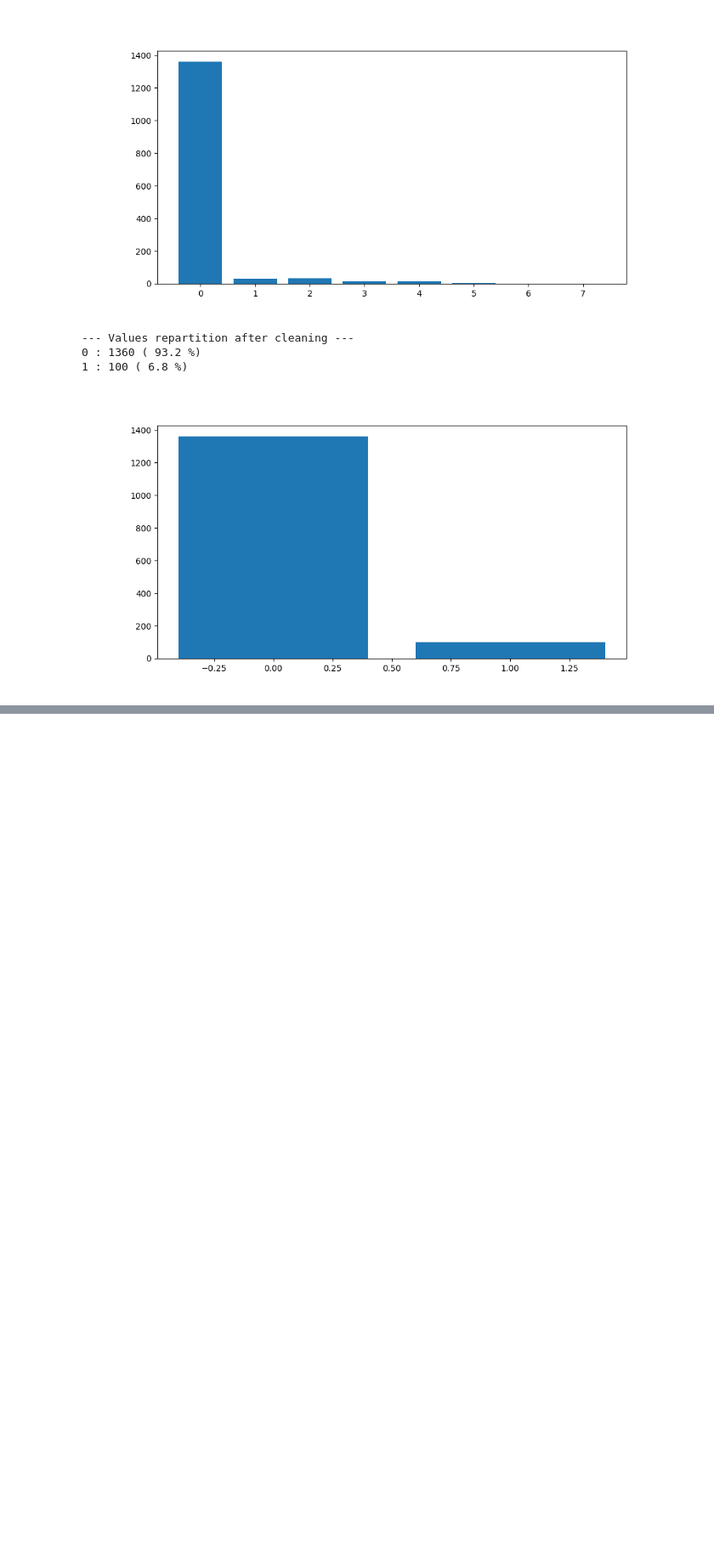
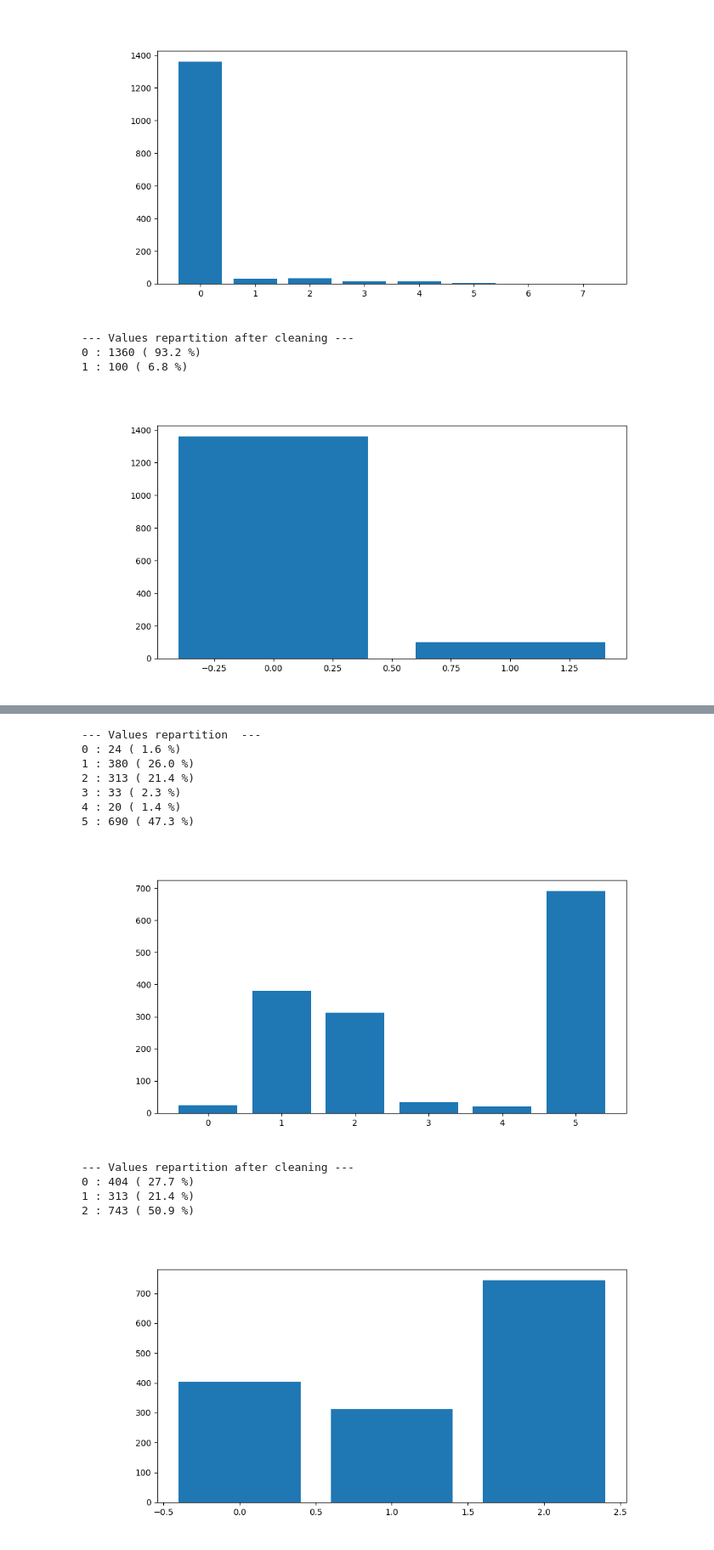
Before and after one commit to MaximeD34/house_price, a Jupyter notebook: data_processing.ipynb, the cells around one changed output, grey strips where cells are left out. Shown at 85% size. Cells and saved outputs as stored; diff of their text form; code cells hidden in the pictures; blank space fills up the shorter version.

```diff
--- a/data_processing.ipynb
+++ b/data_processing.ipynb
@@ -1328,0 +1335,31 @@ print(Fireplaces[:100])
+# %%
+#FireplaceQu
+FireplaceQu = data[:,57].copy()
+fireplacequ_mapping = {"Ex": 0, "Gd": 1, "TA": 2, "Fa": 3, "Po": 4, "NA": 5}
+FireplaceQu = np.array([fireplacequ_mapping[qual] for qual in FireplaceQu])
+
+printRepartion(FireplaceQu, list(fireplacequ_mapping.values()))
+plotRepartition(FireplaceQu, list(fireplacequ_mapping.values()))
+
+#0 <= [0, 1] and 1 <= [2] and 2 <= [3, 4, 5]
+FireplaceQu[FireplaceQu <= 1] = 0
+FireplaceQu[FireplaceQu == 2] = 1
+FireplaceQu[FireplaceQu > 2] = 2
+fireplacequ_mapping = {"Ex, Gd": 0, "TA": 1, "Fa, Po, NA": 2}
+
+printRepartion(FireplaceQu, list(fireplacequ_mapping.values()), "after cleaning")
+plotRepartition(FireplaceQu, list(fireplacequ_mapping.values()))
+# %% [output]
+--- Values repartition  ---
+0 : 24 ( 1.6 %)
+1 : 380 ( 26.0 %)
+2 : 313 ( 21.4 %)
+3 : 33 ( 2.3 %)
+4 : 20 ( 1.4 %)
+5 : 690 ( 47.3 %)
+[figure, added]
+--- Values repartition after cleaning ---
+0 : 404 ( 27.7 %)
+1 : 313 ( 21.4 %)
+2 : 743 ( 50.9 %)
+[figure, added]
```
Also changed, not shown: parts of 2 cells of this notebook.
